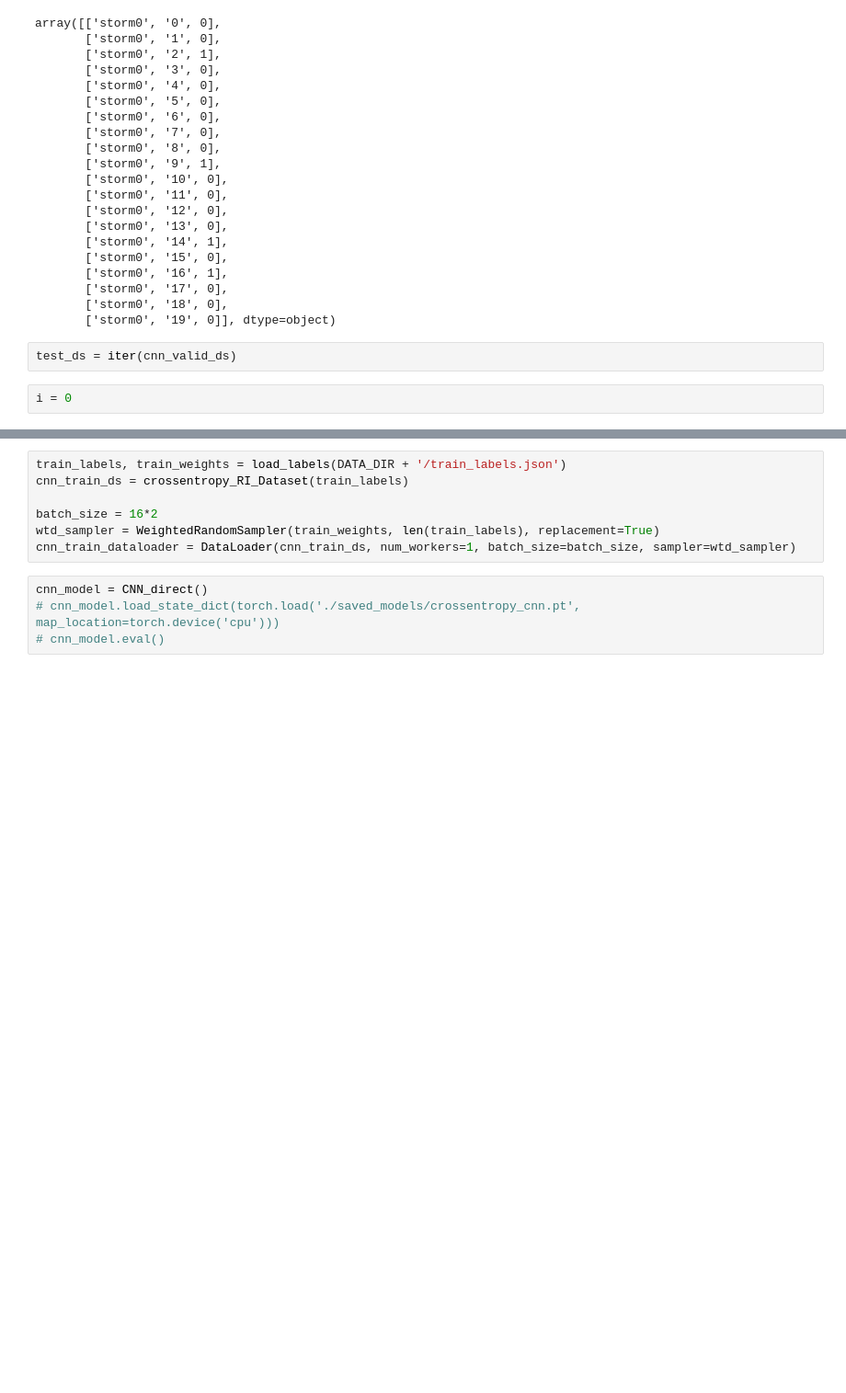
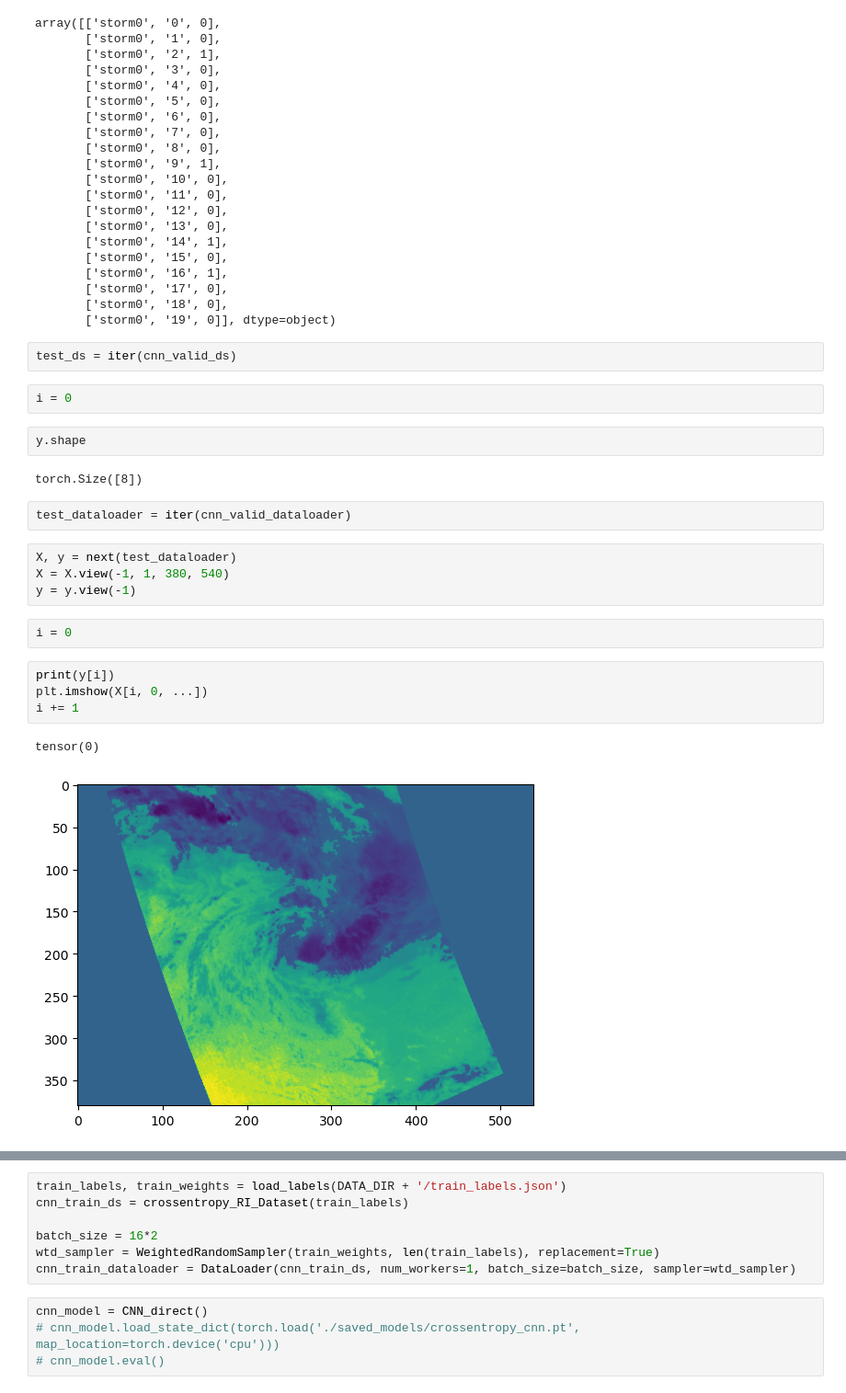
Before and after one commit to zyjux/glp, a Jupyter notebook: glp_ri/RI_testing_dev.ipynb, the cells around one changed output, grey strips where cells are left out. Shown at 92% size. Saved outputs shown, nothing was run; the diff lists cells and outputs as text; blank space fills up the shorter version.

```diff
--- a/glp_ri/RI_testing_dev.ipynb
+++ b/glp_ri/RI_testing_dev.ipynb
@@ -61,6 +70,25 @@ array([['storm0', '0', 0],
 test_ds = iter(cnn_valid_ds)
 # %%
 i = 0
+# %%
+y.shape
+# %% [output]
+torch.Size([8])
+# %%
+test_dataloader = iter(cnn_valid_dataloader)
+# %%
+X, y = next(test_dataloader)
+X = X.view(-1, 1, 380, 540)
+y = y.view(-1)
+# %%
+i = 0
+# %%
+print(y[i])
+plt.imshow(X[i, 0, ...])
+i += 1
+# %% [output]
+tensor(0)
+[figure, added]
 # %%
 X, y = cnn_valid_ds.__getitem__(i)
 print(y)
```
Also changed, not shown: parts of 17 cells of this notebook, 17 other files.
